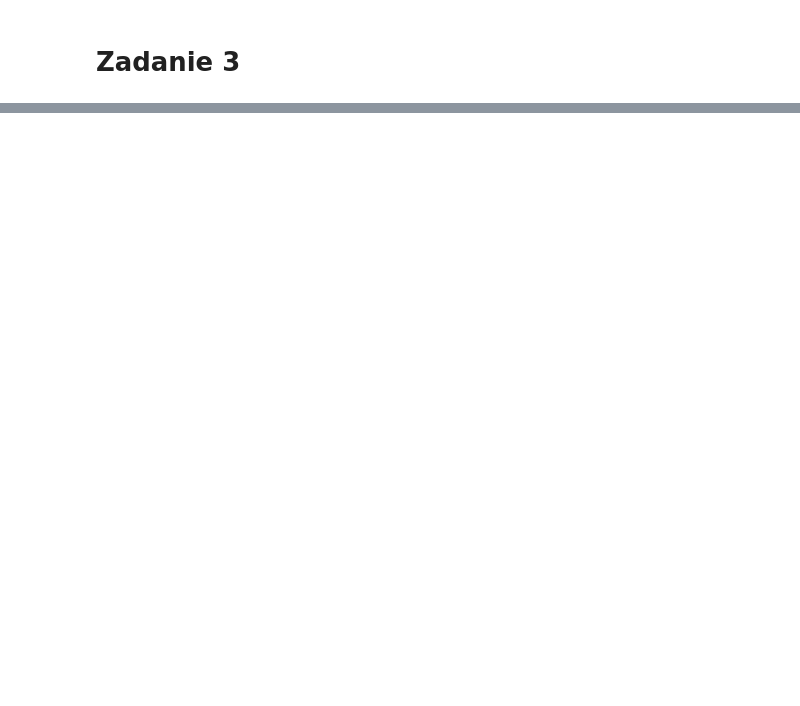
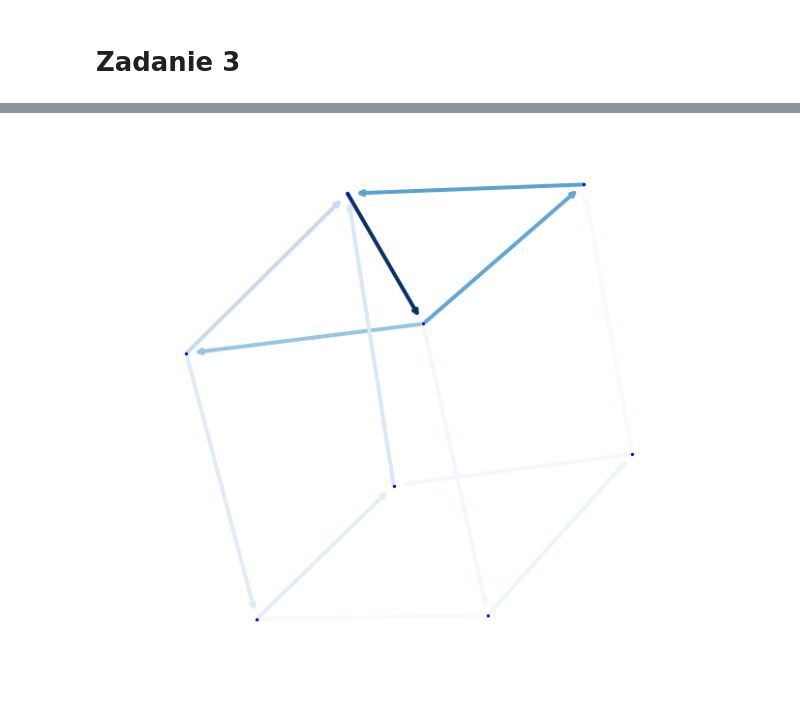
Before and after one commit to arkadiuss/computational-methods, a Jupyter notebook: lab2_linear_equations_solving.ipynb, the cells around one changed output, grey strips where cells are left out. Cells and saved outputs as stored; diff of their text form; code cells hidden in the pictures; blank space fills up the shorter version.

```diff
--- a/lab2_linear_equations_solving.ipynb
+++ b/lab2_linear_equations_solving.ipynb
@@ -335,0 +356,12 @@ generate_graph(nx.generators.lattice.grid_2d_graph, nx.spring_layout, None, 5, 5
+# %%
+CbG = generate_graph(1,3, nx.generators.small.cubical_graph)
+# save_graph_as_file(CbG, 'cubic')
+CbG = process_graph(CbG)
+edge_prop = {**edge_default}
+edge_prop['edge_color'] = get_edge_colors(CbG)
+pos = nx.layout.kamada_kawai_layout(CbG)
+nx.draw_networkx_nodes(CbG, pos, **node_default)
+nx.draw_networkx_edges(CbG, pos, **edge_prop)
+prepare_and_show()
+# %% [output]
+[figure, added]
```
Also changed, not shown: parts of 21 cells of this notebook, 15 other files.
